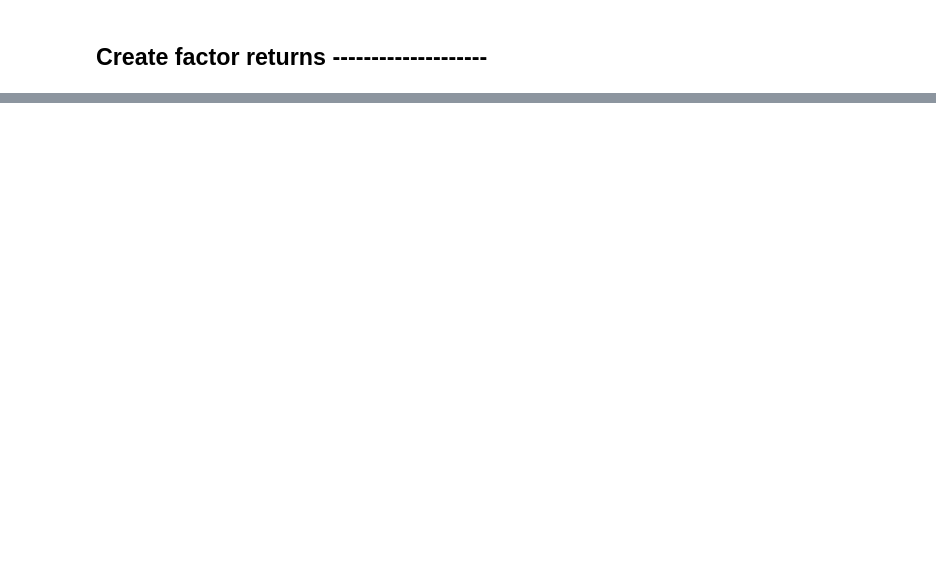
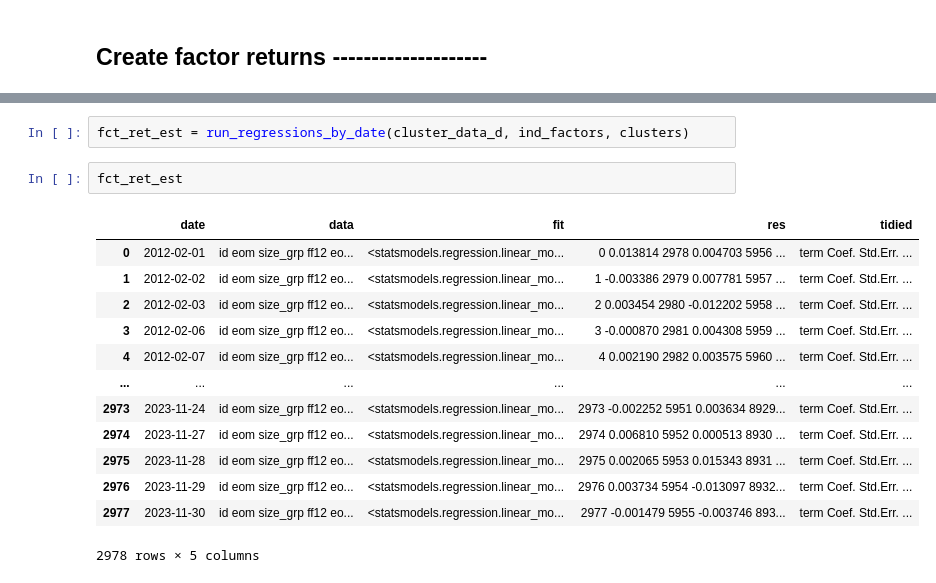
Before and after one commit to Hedegaard9/Master, a Jupyter notebook: Lokalt_test_cov_matrix_korrekt.ipynb, the cells around one changed output, grey strips where cells are left out. Saved outputs shown, nothing was run; the diff lists cells and outputs as text; blank space fills up the shorter version.

```diff
--- a/Lokalt_test_cov_matrix_korrekt.ipynb
+++ b/Lokalt_test_cov_matrix_korrekt.ipynb
@@ -372,0 +424,18 @@ Turnover w  addition/deletion rule: 33.72%
+# %%
+fct_ret_est = run_regressions_by_date(cluster_data_d, ind_factors, clusters)
+# %%
+fct_ret_est
+# %% [output]
+|  | date | data | fit | res | tidied |
+| 0 | 2012-02-01 | id eom size_grp ff12 eo... | <statsmodels.regression.linear_mo... | 0 0.013814 2978 0.004703 5956 ... | term Coef. Std.Err. ... |
+| 1 | 2012-02-02 | id eom size_grp ff12 eo... | <statsmodels.regression.linear_mo... | 1 -0.003386 2979 0.007781 5957 ... | term Coef. Std.Err. ... |
+| 2 | 2012-02-03 | id eom size_grp ff12 eo... | <statsmodels.regression.linear_mo... | 2 0.003454 2980 -0.012202 5958 ... | term Coef. Std.Err. ... |
+| 3 | 2012-02-06 | id eom size_grp ff12 eo... | <statsmodels.regression.linear_mo... | 3 -0.000870 2981 0.004308 5959 ... | term Coef. Std.Err. ... |
+| 4 | 2012-02-07 | id eom size_grp ff12 eo... | <statsmodels.regression.linear_mo... | 4 0.002190 2982 0.003575 5960 ... | term Coef. Std.Err. ... |
+| ... | ... | ... | ... | ... | ... |
+| 2973 | 2023-11-24 | id eom size_grp ff12 eo... | <statsmodels.regression.linear_mo... | 2973 -0.002252 5951 0.003634 8929... | term Coef. Std.Err. ... |
+| 2974 | 2023-11-27 | id eom size_grp ff12 eo... | <statsmodels.regression.linear_mo... | 2974 0.006810 5952 0.000513 8930 ... | term Coef. Std.Err. ... |
+| 2975 | 2023-11-28 | id eom size_grp ff12 eo... | <statsmodels.regression.linear_mo... | 2975 0.002065 5953 0.015343 8931 ... | term Coef. Std.Err. ... |
+| 2976 | 2023-11-29 | id eom size_grp ff12 eo... | <statsmodels.regression.linear_mo... | 2976 0.003734 5954 -0.013097 8932... | term Coef. Std.Err. ... |
+| 2977 | 2023-11-30 | id eom size_grp ff12 eo... | <statsmodels.regression.linear_mo... | 2977 -0.001479 5955 -0.003746 893... | term Coef. Std.Err. ... |
+2978 rows × 5 columns
```
Also changed, not shown: parts of 23 cells of this notebook, 1 other file.
